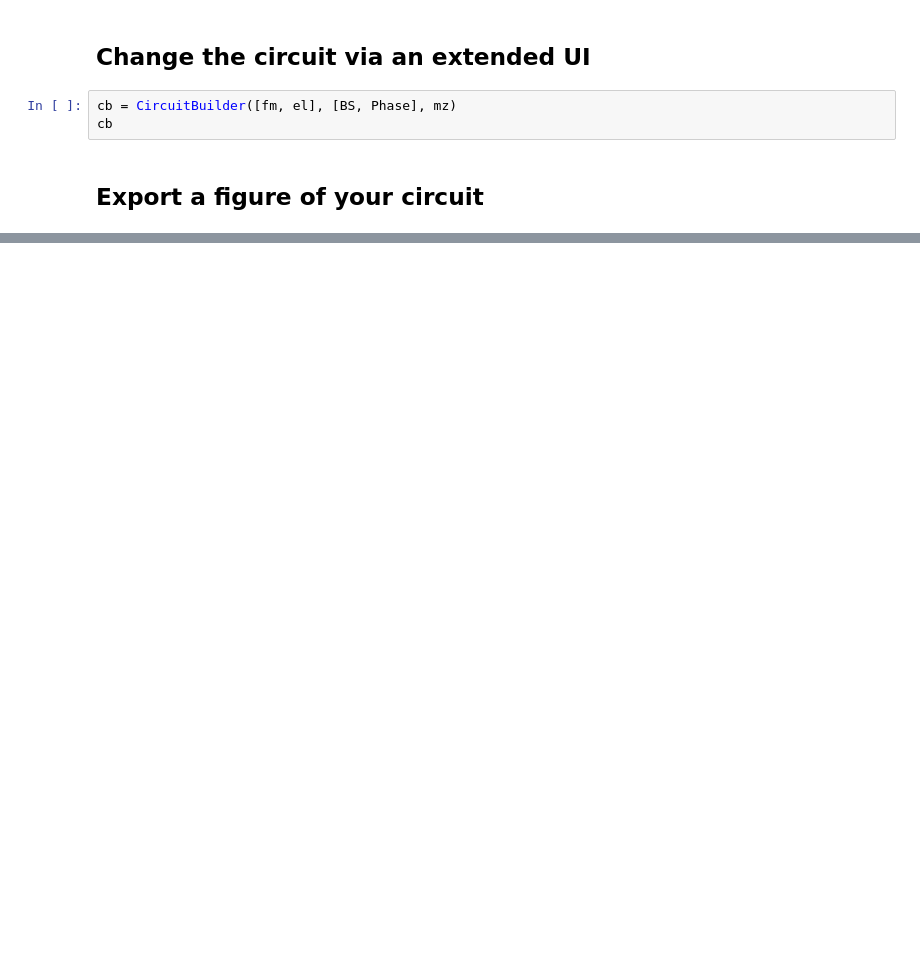
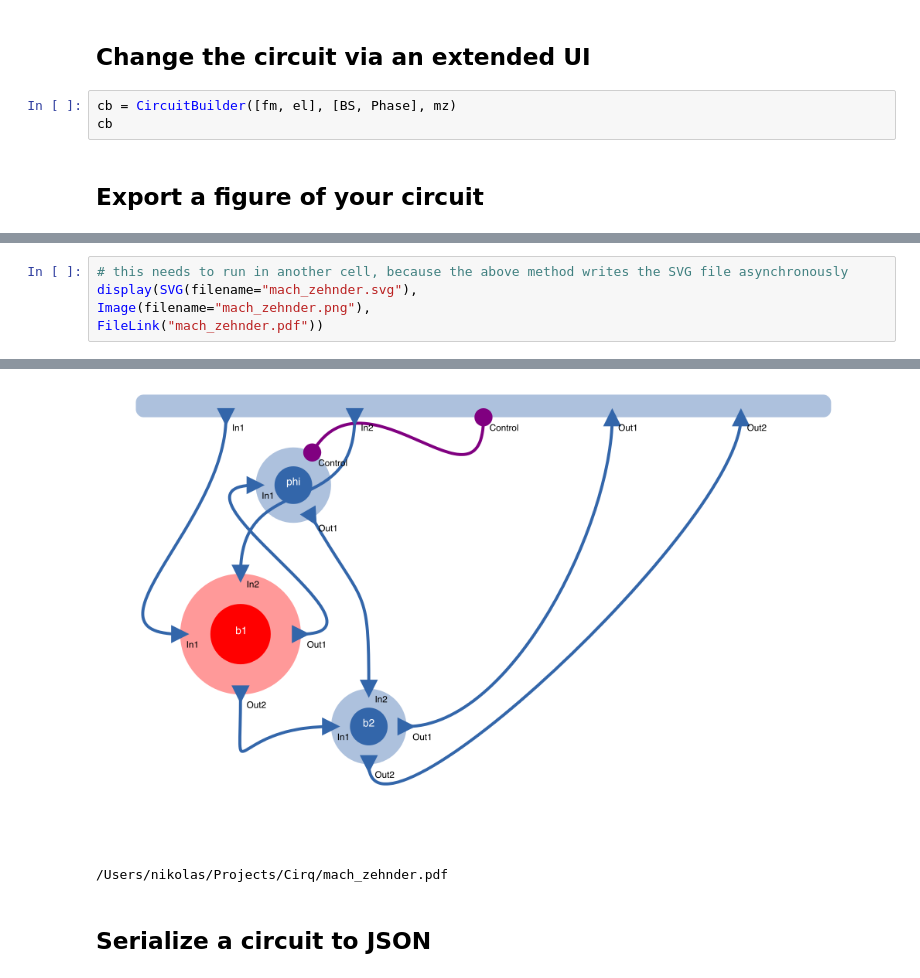
Before and after one commit to ntezak/cirq, a Jupyter notebook: Demo.ipynb, the cells around one changed output, grey strips where cells are left out. Cells and saved outputs as stored; diff of their text form; blank space fills up the shorter version.

```diff
--- a/Demo.ipynb
+++ b/Demo.ipynb
@@ -99,0 +115,6 @@ cb
+# %%
+# this needs to run in another cell, because the above method writes the SVG file asynchronously
+display(SVG(filename="mach_zehnder.svg"),
+Image(filename="mach_zehnder.png"),
+FileLink("mach_zehnder.pdf"))
+# %% [output]
@@ -99,0 +122,4 @@ cb
+[figure, added]
+/Users/nikolas/Projects/Cirq/mach_zehnder.pdf
+# %% [markdown]
+## Serialize a circuit to JSON
```
Also changed, not shown: parts of 18 cells of this notebook.
